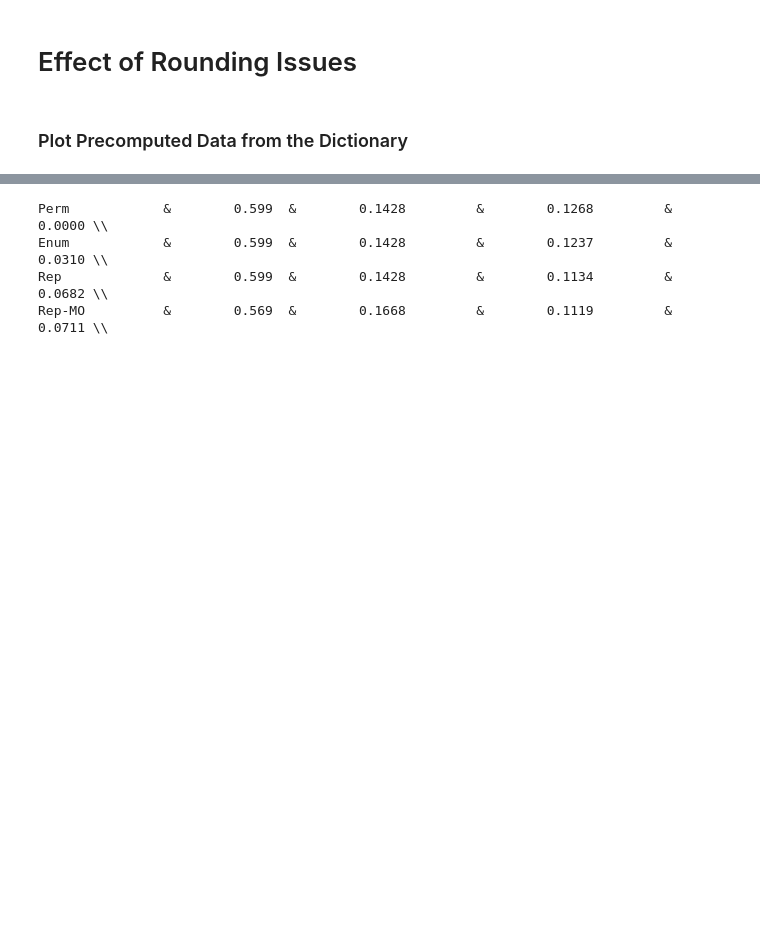
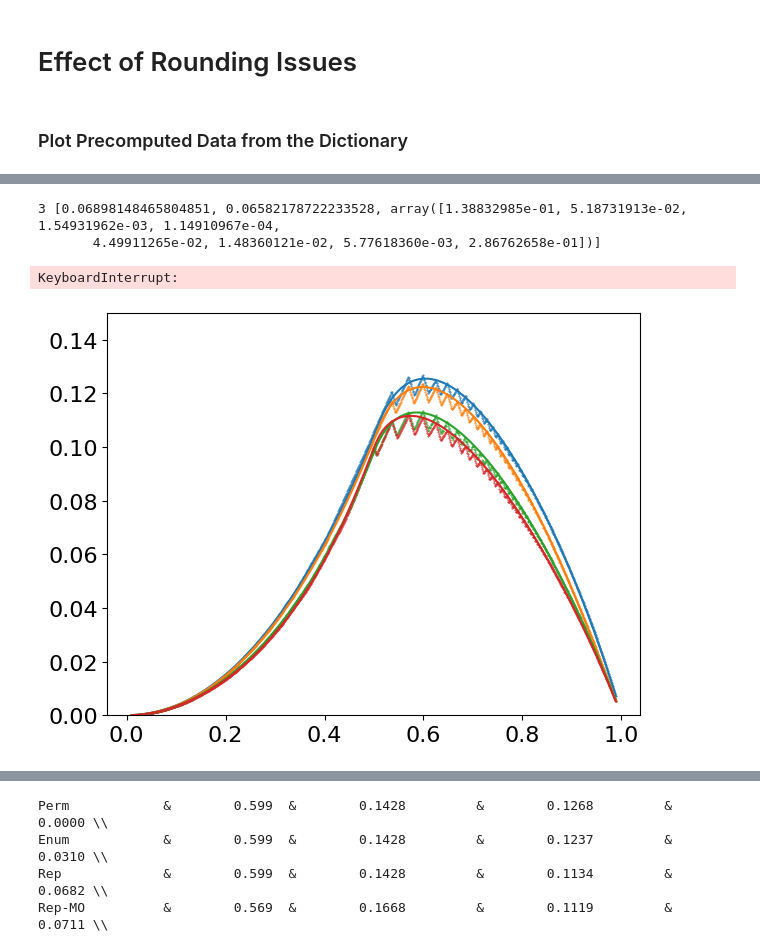
Before and after one commit to Memphisd/Regular-ISD, a Jupyter notebook: Asymptotics/asymptotics.ipynb, the cells around one changed output, grey strips where cells are left out. Cells and saved outputs as stored; diff of their text form; code cells hidden in the pictures; blank space fills up the shorter version.

```diff
--- a/Asymptotics/asymptotics.ipynb
+++ b/Asymptotics/asymptotics.ipynb
@@ -848,3 +854,28 @@ for i in Lrounding:
+# %%
+kc=0.501
+wc=get_wc_weight("Rep-MO",kc)
+kc,wc=adapt_params_r(kc,wc)
+
+Lall=[]
+for blo in range(int(1/wc)-2,int(1/wc)+2):
+    tmp=time_rep_mo_r(kc,1/blo, params=1)
+    Lall.append(tmp)
+    print(blo, tmp)
+# %% [output]
+3 [0.06898148465804851, 0.06582178722233528, array([1.38832985e-01, 5.18731913e-02, 1.54931962e-03, 1.14910967e-04,
+       4.49911265e-02, 1.48360121e-02, 5.77618360e-03, 2.86762658e-01])]
+KeyboardInterrupt:
+# %%
+count=1
+# plt.subplots(figsize=(16, 3))
+for i in Lrounding:
+    # plt.subplot(1, 4, count)
+    plt.ylim(top=0.15)
+    plot_absolute(i[2],i[1],label=i[-1])
+    plt.tight_layout()
+    count+=1
+# %% [output]
+[figure, added]
 # %%
 count=1
 plt.subplots(figsize=(16, 3))
```
Also changed, not shown: parts of 11 cells of this notebook, 4 other files.
